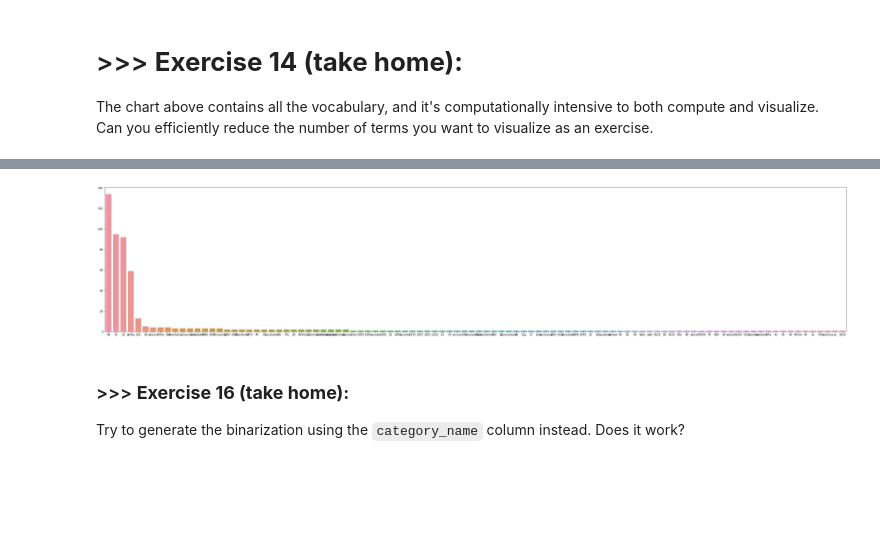
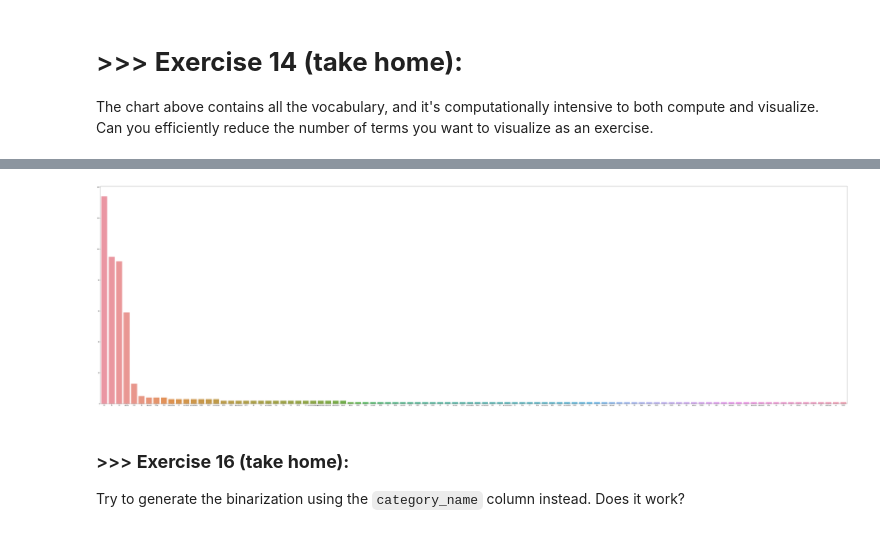
Before and after one commit to RitaWeng/Lab1_Homework, a Jupyter notebook: DM19-Lab1-Homework.ipynb, the cells around one changed output, grey strips where cells are left out. Cells and saved outputs as stored; diff of their text form; code cells hidden in the pictures; blank space fills up the shorter version.

```diff
--- a/DM19-Lab1-Homework.ipynb
+++ b/DM19-Lab1-Homework.ipynb
@@ -410,13 +410,13 @@ Additionally, you can attempt to sort the terms on the `x-axis` by frequency ins
 # %%
 # Answer here
 #0的值都刪除，只留下有意義的資料，或是排序集中有意義的資料在同一邊
-plt.subplots(figsize=(50, 10))
+plt.subplots(figsize=(100, 30))
 term_fp_idx = np.argsort(term_frequencies[:100])
 g = sns.barplot(x=np.array(count_vect.get_feature_names()[:100])[term_fp_idx][::-1],
                 y=term_frequencies[:300][term_fp_idx][::-1])
 plt.show()
 # %% [output]
-[figure, old version]
+[figure, new version]
 # %% [markdown]
 ### >>> **Exercise 16 (take home):**
 Try to generate the binarization using the `category_name` column instead. Does it work?
```
Also changed, not shown: parts of 2 cells of this notebook, 1 other file.
